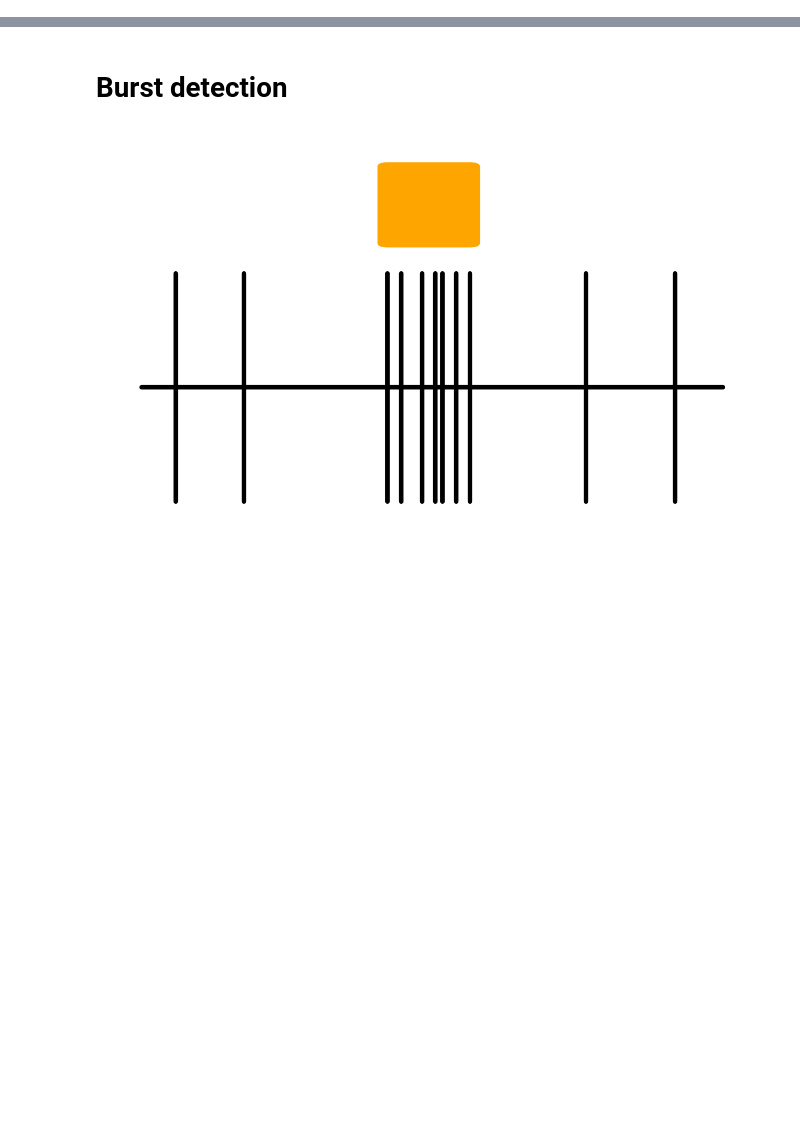
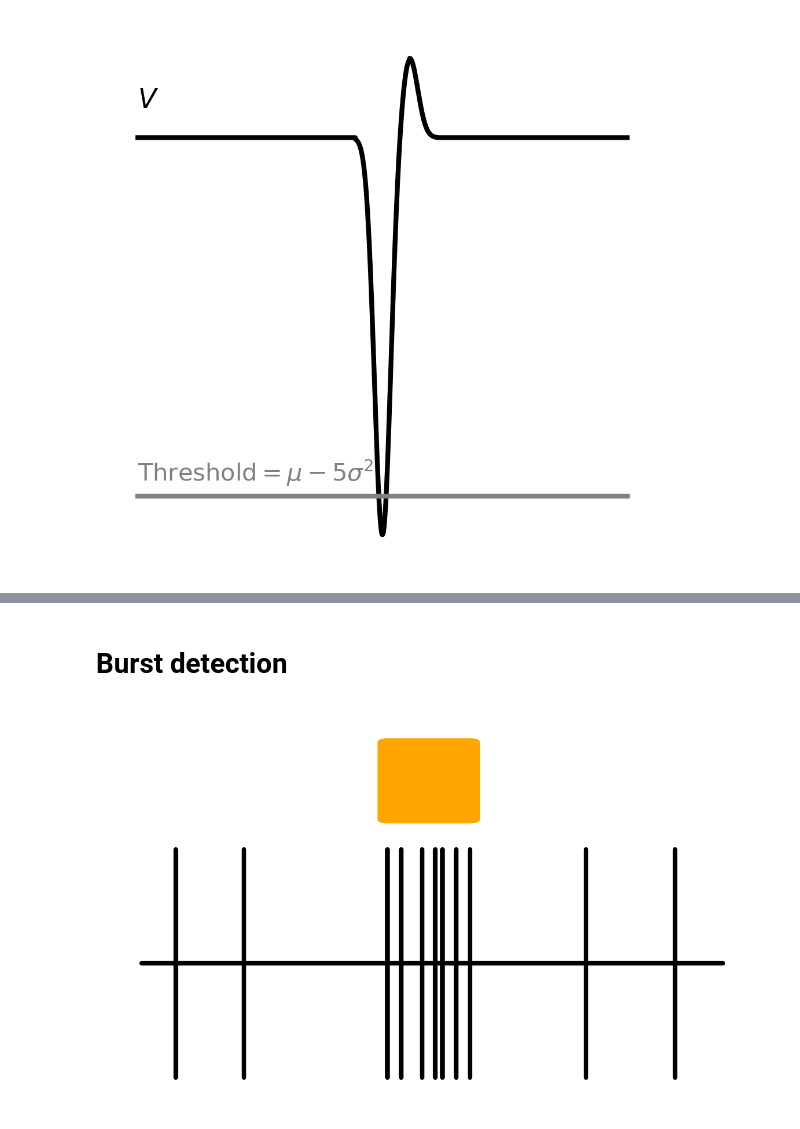
Before and after one commit to SAND-Lab/MEA-NAP, a Jupyter notebook: python/feature-schematic.ipynb, the cells around one changed output, grey strips where cells are left out. Drawn from its saved outputs; the diff is of its cells as text; code cells hidden in the pictures; blank space fills up the shorter version.

```diff
--- a/python/feature-schematic.ipynb
+++ b/python/feature-schematic.ipynb
@@ -5,0 +20,31 @@ import matplotlib.patches as patches
+# %%
+fig_folder = '/Users/timothysit/AnalysisPipeline/python/feature-schematic-figures'
+fig_name = 'threshold_spike_detection.svg'
+
+
+x_axis = np.linspace(-10, 10, 1000)
+gaussian_vector = sstats.norm.pdf(x_axis,0,3)
+rebound_gaussian_vector = sstats.norm.pdf(x_axis,0,3)
+
+voltage_time_course = np.zeros((10000, ))
+spike_start_frame = 5000
+
+voltage_time_course[5000:5000+len(gaussian_vector)] += -gaussian_vector
+voltage_time_course[5500:5500+len(rebound_gaussian_vector)] += rebound_gaussian_vector * 0.2
+
+with plt.style.context(splstyle.get_style('nature-reviews')):
+    fig, ax = plt.subplots()
+    fig.set_size_inches(4, 4)
+    ax.plot(voltage_time_course[1000:], color='black')
+    ax.plot([0, 9000], [-0.12, -0.12], color='gray')
+    ax.text(0, 0.01, r'$V$', size=11)
+    ax.text(0, -0.115, r'$\mathrm{Threshold} = \mu - 5 \sigma^2$', color='gray')
+
+    ax.spines['left'].set_visible(False)
+    ax.spines['bottom'].set_visible(False)
+    ax.set_xticks([])
+    ax.set_yticks([])
+
+    fig.savefig(os.path.join(fig_folder, fig_name), dpi=300, bbox_inches='tight', transparent=True)
+# %% [output]
+[figure, added]
```
Also changed, not shown: parts of 19 cells of this notebook.
